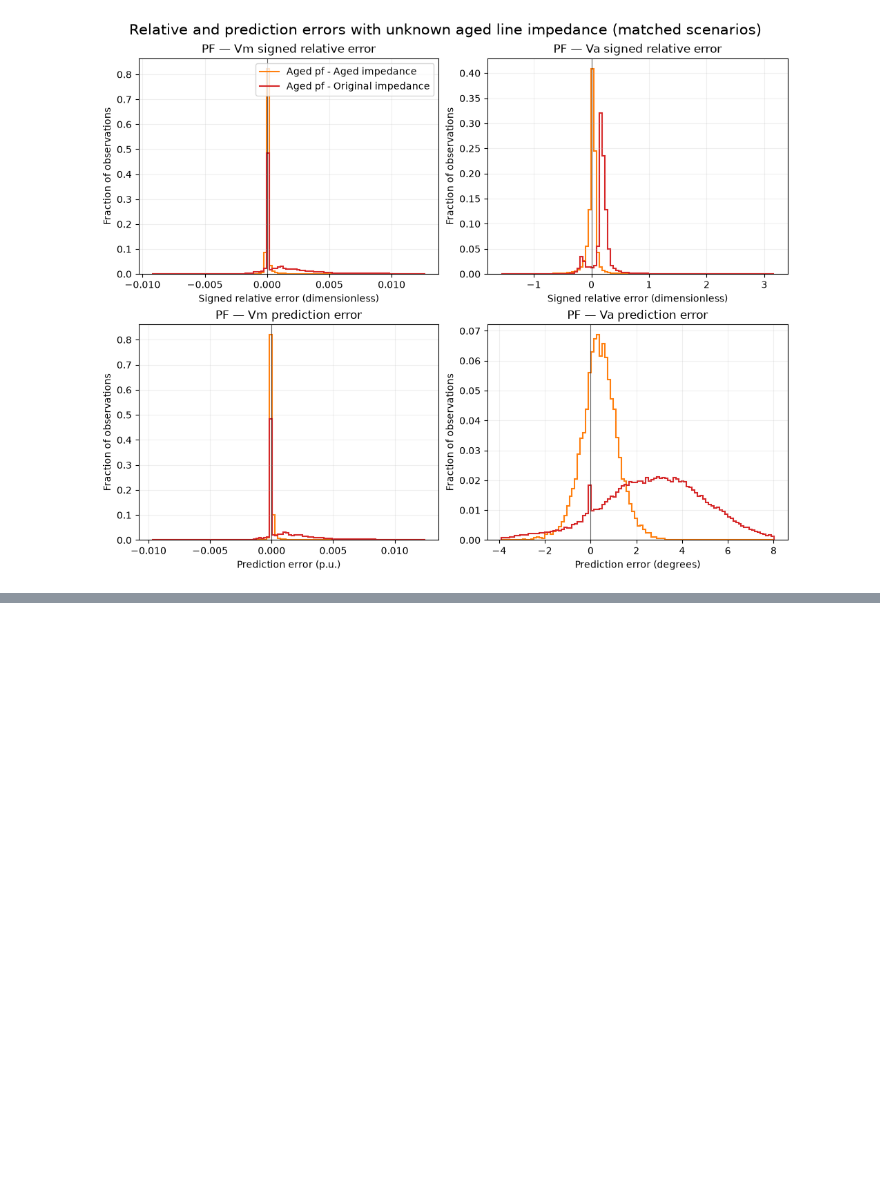
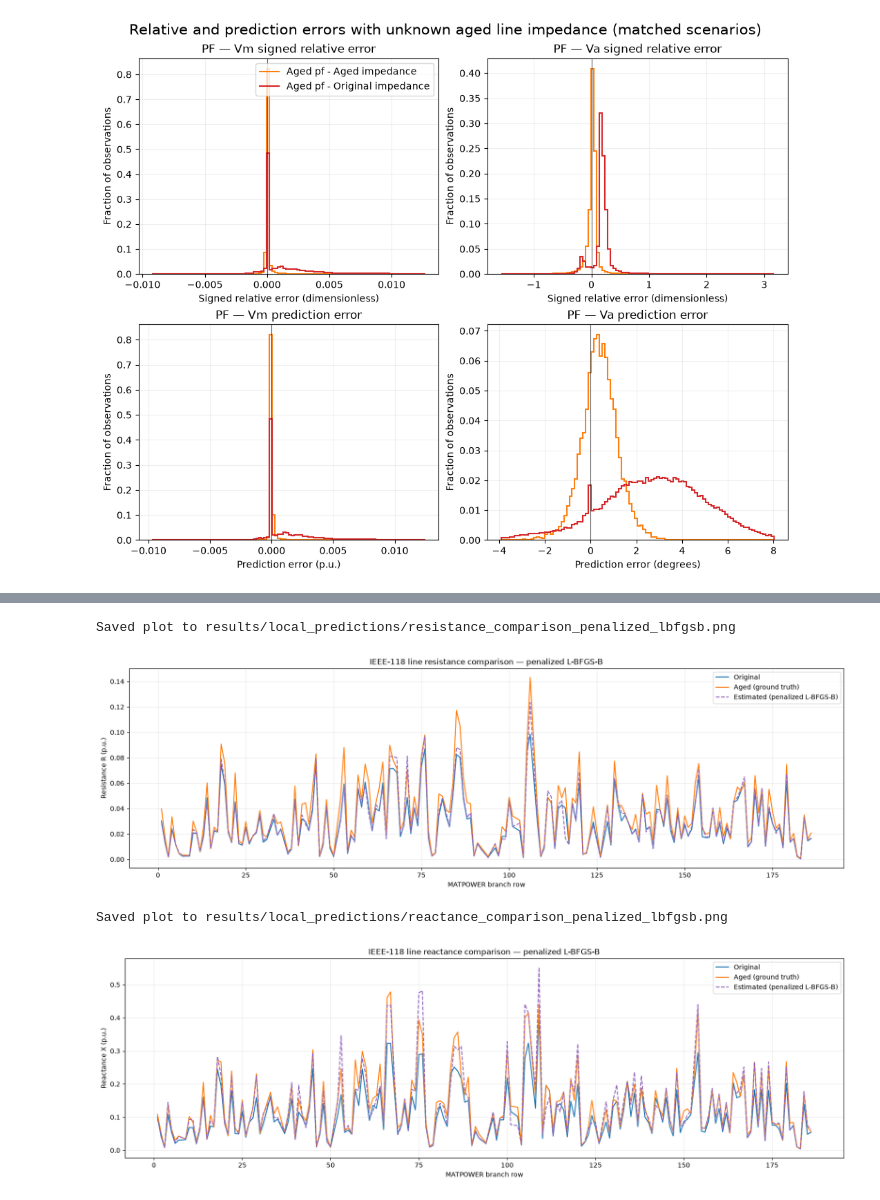
Before and after one commit to mohamad-hasan-sohan-ajini/genco-challenge, a Jupyter notebook: src/1_error_dist.ipynb, the cells around one changed output, grey strips where cells are left out. Saved outputs shown, nothing was run; the diff lists cells and outputs as text; code cells hidden in the pictures; blank space fills up the shorter version.

```diff
--- a/src/1_error_dist.ipynb
+++ b/src/1_error_dist.ipynb
@@ -1483,69 +1696,80 @@ print(f"Saved L-BFGS-B result to {LBFGSB_Y_PATH}")
 # %%
-# Plot the physical R/X values recovered by the L-BFGS-B run.
-lbfgsb_impedance_result = torch.load(
-    LBFGSB_Y_PATH,
+# Compare original, aged, and penalized L-BFGS-B impedance values.
+penalized_impedance_result = torch.load(
+    PENALIZED_Y_PATH,
     map_location="cpu",
     weights_only=True,
 )
-lbfgsb_plot_mask = lbfgsb_impedance_result["learnable_line_mask"].bool()
-lbfgsb_branch_rows = (
-    torch.arange(1, lbfgsb_plot_mask.numel() + 1)[lbfgsb_plot_mask].numpy()
+penalized_plot_mask = penalized_impedance_result[
+    "learnable_line_mask"
+].bool()
+penalized_branch_rows = (
+    torch.arange(1, penalized_plot_mask.numel() + 1)[
+        penalized_plot_mask
+    ].numpy()
 )
 
 
-def plot_lbfgsb_impedance_component(component, ylabel, output_name):
-    original = lbfgsb_impedance_result[f"initial_{component}_pu"][
-        lbfgsb_plot_mask
+def plot_penalized_impedance_component(component, ylabel, output_name):
+    original = penalized_impedance_result[f"initial_{component}_pu"][
+        penalized_plot_mask
     ].numpy()
-    aged = lbfgsb_impedance_result[f"actual_aged_{component}_pu"][
-        lbfgsb_plot_mask
+    aged = penalized_impedance_result[f"actual_aged_{component}_pu"][
+        penalized_plot_mask
     ].numpy()
-    estimated = lbfgsb_impedance_result[f"estimated_{component}_pu"][
-        lbfgsb_plot_mask
+    estimated = penalized_impedance_result[f"estimated_{component}_pu"][
+        penalized_plot_mask
     ].numpy()
 
     fig, ax = plt.subplots(figsize=(16, 5), constrained_layout=True)
     ax.plot(
-        lbfgsb_branch_rows,
+        penalized_branch_rows,
         original,
         label="Original",
         color="tab:blue",
         linewidth=1.5,
     )
     ax.plot(
-        lbfgsb_branch_rows,
+        penalized_branch_rows,
         aged,
         label="Aged (ground truth)",
         color="tab:orange",
         linewidth=1.5,
     )
     ax.plot(
-        lbfgsb_branch_rows,
+        penalized_branch_rows,
         estimated,
-        label="Estimated (L-BFGS-B)",
+        label="Estimated (penalized L-BFGS-B)",
         color="tab:purple",
         linewidth=1.5,
         linestyle="--",
     )
-    ax.set_title(f"IEEE-118 line {component} comparison — L-BFGS-B")
+    ax.set_title(
+        f"IEEE-118 line {component} comparison — penalized L-BFGS-B"
+    )
     ax.set_xlabel("MATPOWER branch row")
     ax.set_ylabel(ylabel)
     ax.grid(alpha=0.25)
     ax.legend()
 
     output_path = OUTPUT_DIR / output_name
     fig.savefig(output_path, dpi=300, bbox_inches="tight")
     print(f"Saved plot to {output_path}")
     plt.show()
 
 
-plot_lbfgsb_impedance_component(
+plot_penalized_impedance_component(
     "resistance",
     "Resistance R (p.u.)",
-    "resistance_comparison_lbfgsb.png",
+    "resistance_comparison_penalized_lbfgsb.png",
 )
-plot_lbfgsb_impedance_component(
+plot_penalized_impedance_component(
     "reactance",
     "Reactance X (p.u.)",
-    "reactance_comparison_lbfgsb.png",
+    "reactance_comparison_penalized_lbfgsb.png",
 )
+# %% [output]
+Saved plot to results/local_predictions/resistance_comparison_penalized_lbfgsb.png
+[figure, added]
+Saved plot to results/local_predictions/reactance_comparison_penalized_lbfgsb.png
+[figure, added]
```
Also changed, not shown: parts of 12 cells of this notebook, 20 other files.
